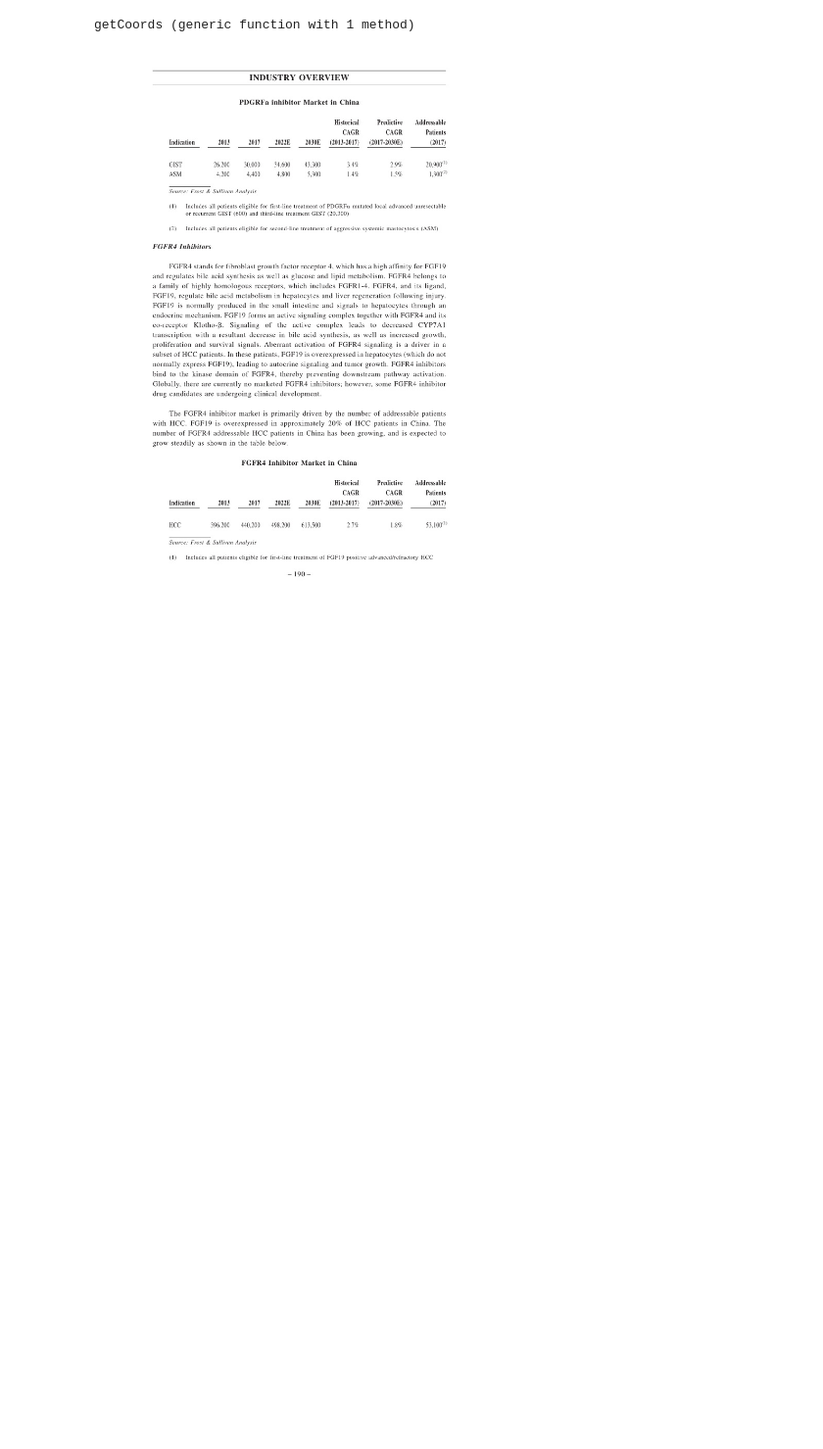
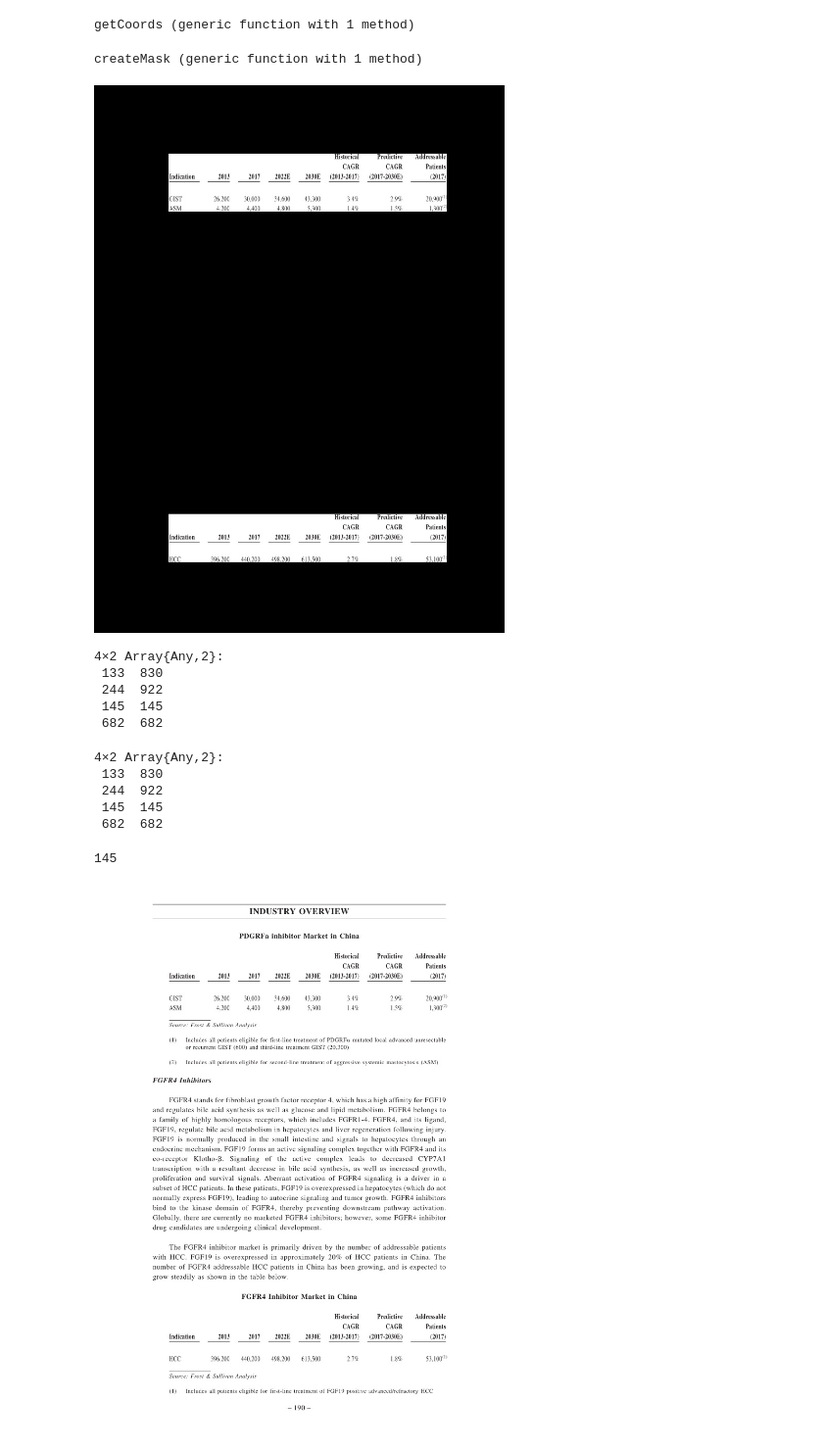
Before and after one commit to leytzher/DeepLearning_Flux, a Jupyter notebook: icdar2019/ICDAR19.ipynb, the cells around one changed output. Shown at 98% size. Cells and saved outputs as stored; diff of their text form; code cells hidden in the pictures; blank space fills up the shorter version.

Commit message:
Mask creation

```diff
--- a/icdar2019/ICDAR19.ipynb
+++ b/icdar2019/ICDAR19.ipynb
@@ -19,12 +16,55 @@ function getCoords(fileName)
         a = [split(i," ") for i in split(p,",")]
         c = collect(Iterators.flatten(a))
         toInt = [parse(Int,num) for num in c]
-        append!(out,toInt)
+        xs=[toInt[2+(n-1)*2] for n in 1:4]
+        ys=[toInt[1+(n-1)*2] for n in 1:4]
+        xmin = minimum(xs)
+        xmax = maximum(xs)
+        ymin = minimum(ys)
+        ymax = maximum(ys)
+        coords = [xmin,xmax,ymin,ymax]
+        append!(out,coords)
     end
-    return reshape(out,(:,2,length(ces)))
+    return reshape(out,(4,length(ces)))
 end
 # %% [output]
 getCoords (generic function with 1 method)
+# %%
+function createMask(filename)
+    coords = getCoords(filename)
+    img = load(replace(filename,".xml"=>".jpg"))
+    mask = zeros(size(img))
+    for i in 1:size(coords)[2]
+        mask[coords[1,i]:coords[2,i],coords[3,i]:coords[4,i]] .= 1;
+    end
+    return img .* mask
+end
+# %% [output]
+createMask (generic function with 1 method)
+# %%
+createMask("./ICDAR2019_cTDaR/training/TRACKA/ground_truth/cTDaR_t10569.xml")
+# %% [output]
+[figure, added]
+# %%
+coords =getCoords("./ICDAR2019_cTDaR/training/TRACKA/ground_truth/cTDaR_t10569.xml")
+# %% [output]
+4×2 Array{Any,2}:
+ 133  830
+ 244  922
+ 145  145
+ 682  682
+# %%
+w = reshape(coords,(4,2))
+# %% [output]
+4×2 Array{Any,2}:
+ 133  830
+ 244  922
+ 145  145
+ 682  682
+# %%
+w[3,2]
+# %% [output]
+145
 # %%
 img = load("./ICDAR2019_cTDaR/training/TRACKA/ground_truth/cTDaR_t10569.jpg")
 # %% [output]
```
Also changed, not shown: parts of 2 cells of this notebook, 1 other file.
